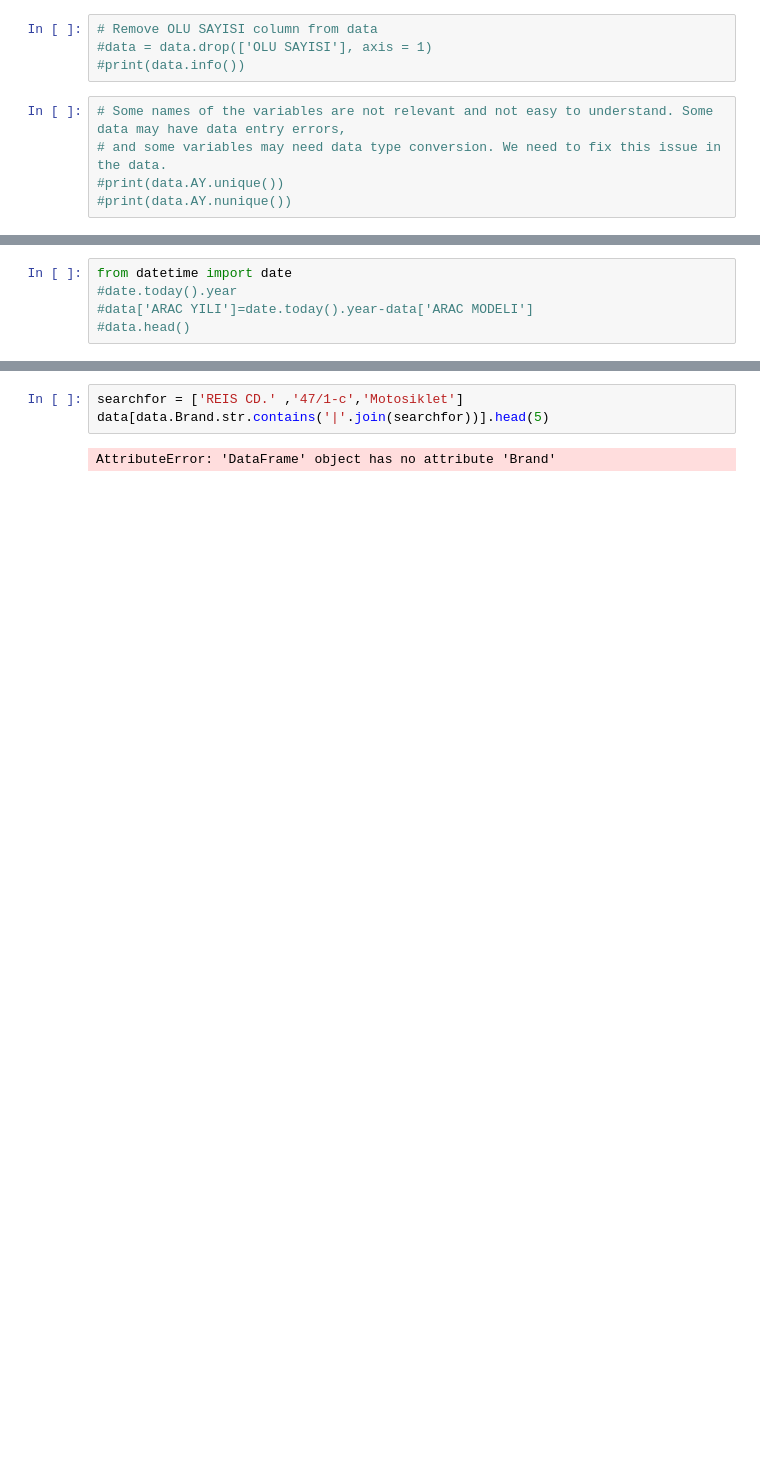
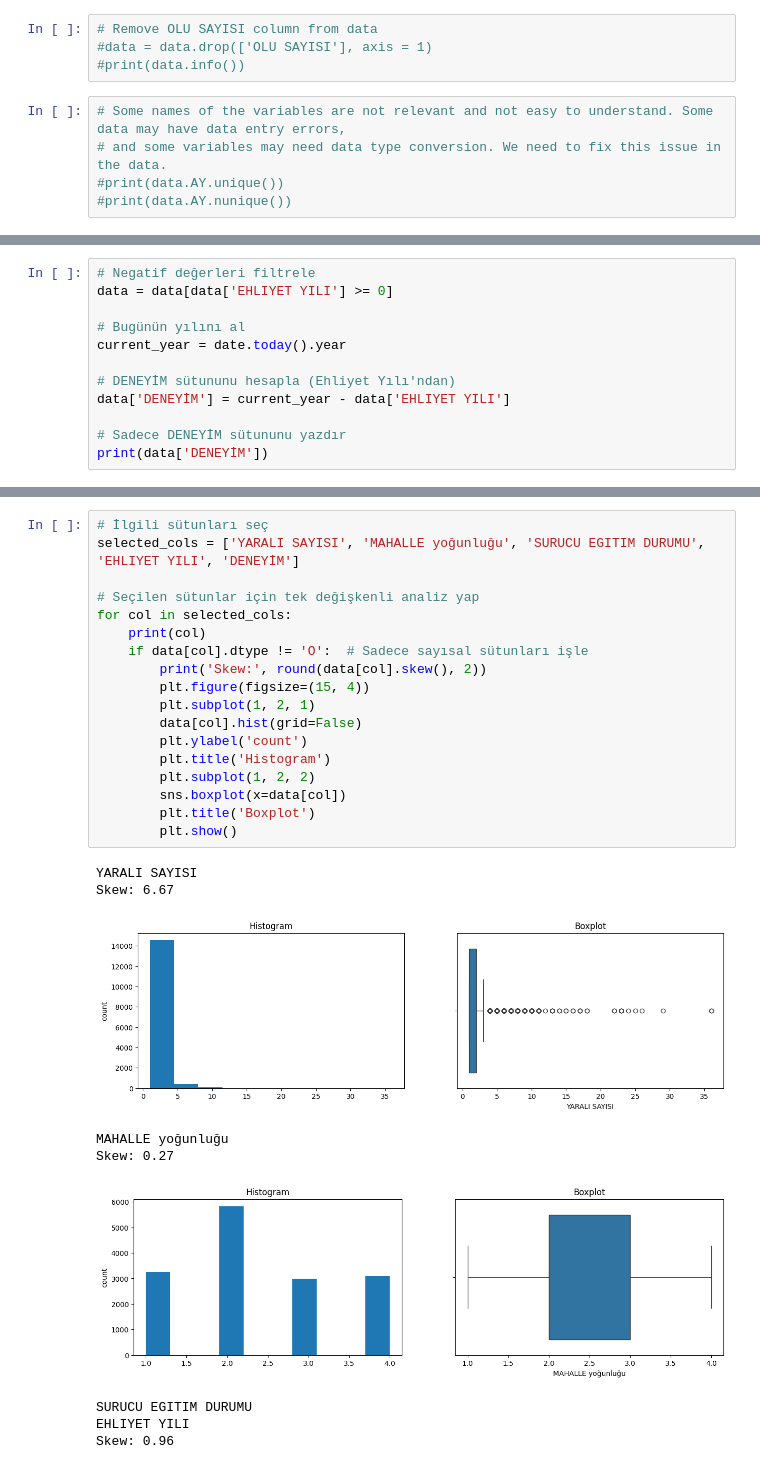
Before and after one commit to FehmiTahsinDemirkan/Big-Data101, a Jupyter notebook: eda.ipynb, the cells around one changed output, grey strips where cells are left out. Cells and saved outputs as stored; diff of their text form; blank space fills up the shorter version.

```diff
--- a/eda.ipynb
+++ b/eda.ipynb
@@ -52,5 +83,12 @@ dtype: float64
 # %%
-from datetime import date
-#date.today().year
-#data['ARAC YILI']=date.today().year-data['ARAC MODELI']
-#data.head()
+# Negatif değerleri filtrele
+data = data[data['EHLIYET YILI'] >= 0]
+
+# Bugünün yılını al
+current_year = date.today().year
+
+# DENEYİM sütununu hesapla (Ehliyet Yılı'ndan)
+data['DENEYİM'] = current_year - data['EHLIYET YILI']
+
+# Sadece DENEYİM sütununu yazdır
+print(data['DENEYİM'])
@@ -57,5 +108,28 @@ from datetime import date
-# %%
-searchfor = ['REIS CD.' ,'47/1-c','Motosiklet']
-data[data.Brand.str.contains('|'.join(searchfor))].head(5)
-# %% [output]
-AttributeError: 'DataFrame' object has no attribute 'Brand'
+# %%
+# İlgili sütunları seç
+selected_cols = ['YARALI SAYISI', 'MAHALLE yoğunluğu', 'SURUCU EGITIM DURUMU', 'EHLIYET YILI', 'DENEYİM']
+
+# Seçilen sütunlar için tek değişkenli analiz yap
+for col in selected_cols:
+    print(col)
+    if data[col].dtype != 'O':  # Sadece sayısal sütunları işle
+        print('Skew:', round(data[col].skew(), 2))
+        plt.figure(figsize=(15, 4))
+        plt.subplot(1, 2, 1)
+        data[col].hist(grid=False)
+        plt.ylabel('count')
+        plt.title('Histogram')
+        plt.subplot(1, 2, 2)
+        sns.boxplot(x=data[col])
+        plt.title('Boxplot')
+        plt.show()
+# %% [output]
+YARALI SAYISI
+Skew: 6.67
+[figure, added]
+MAHALLE yoğunluğu
+Skew: 0.27
+[figure, added]
+SURUCU EGITIM DURUMU
+EHLIYET YILI
+Skew: 0.96
```
Also changed, not shown: parts of 11 cells of this notebook.
